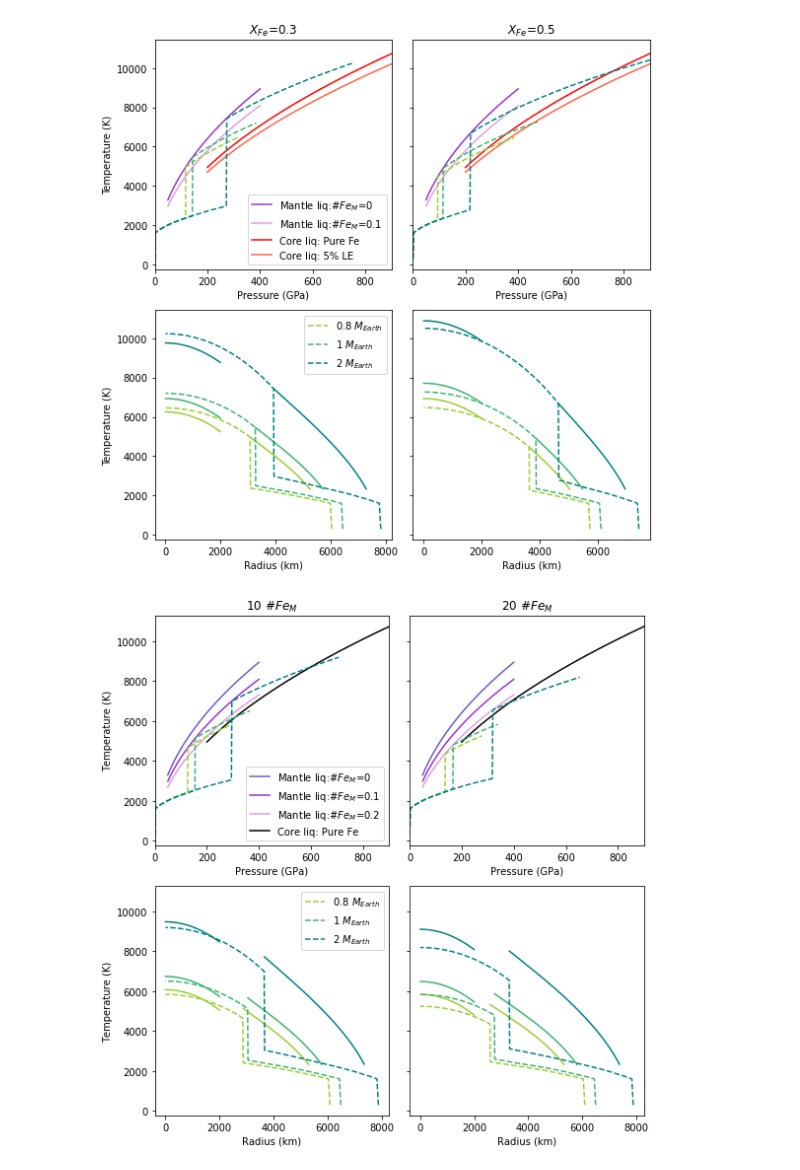
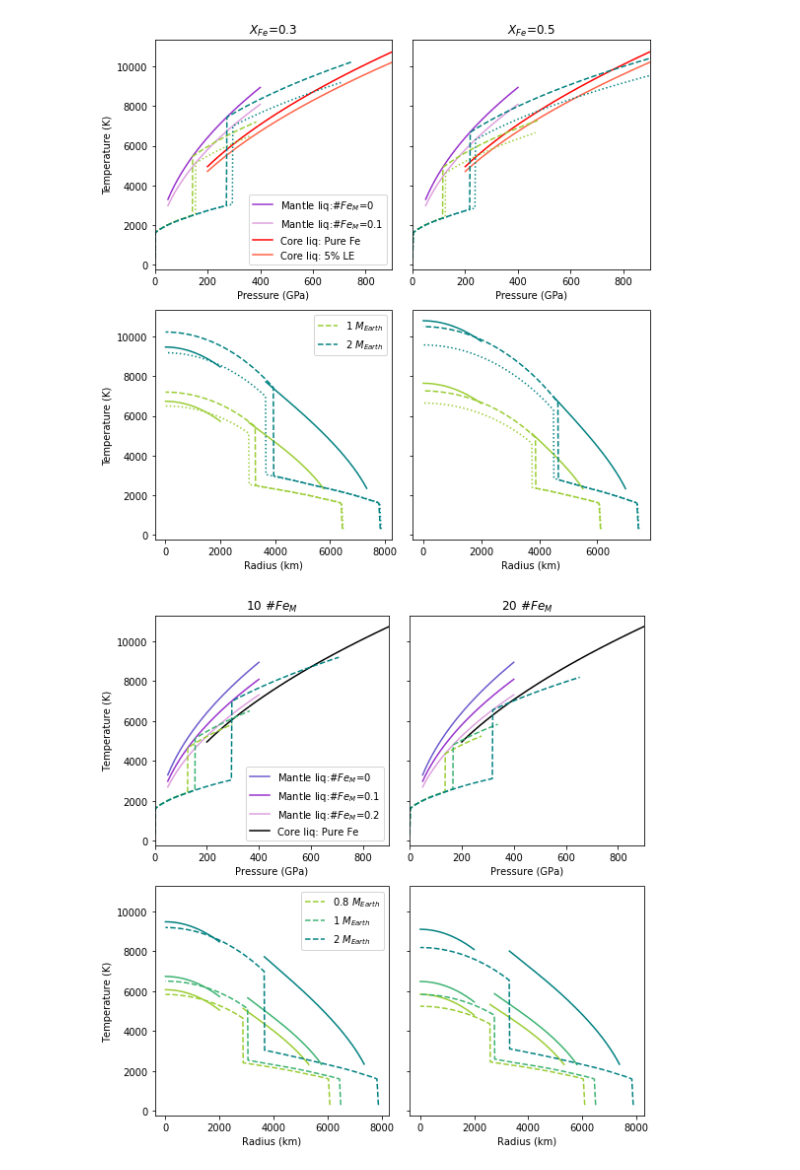
Before and after one commit to irenebonati/exo-cores, a Jupyter notebook: Plots_paper.ipynb, the cells around one changed output. Cells and saved outputs as stored; diff of their text form; code cells hidden in the pictures.

```diff
--- a/Plots_paper.ipynb
+++ b/Plots_paper.ipynb
@@ -244,6 +251,7 @@ for i, mass in enumerate(Masses):
     for j, iron in enumerate(Fe):
         filename = file(mass, iron, 10)
         data = pd.read_csv(filename, skipinitialspace=True, sep=" ", names=names, index_col=False)
+        index, r_CMB[j, i], P_CMB[j, i], T_CMB[j, i] = find_CMB(data)
         rIC_10[j, i] = find_rIC(data, S=0)
         Rp[j,i] = data["r(m)"].iloc[0]
 
@@ -252,6 +260,7 @@ for i, mass in enumerate(Masses):
     for j, iron in enumerate(Fe):
         filename = file(mass, iron, 20)
         data = pd.read_csv(filename, skipinitialspace=True, sep=" ", names=names, index_col=False)
+        index, r_CMB[j, i], P_CMB[j, i], T_CMB[j, i] = find_CMB(data)
         rIC_20[j, i] = find_rIC(data, S=0)
         Rp[j,i] = data["r(m)"].iloc[0]
 
@@ -260,7 +269,7 @@ levels_rIC = np.linspace(0, 0.8, 20)
 levels_Tl = np.linspace(-1600, 2800, 45)
 plt.subplots_adjust(wspace = 0.1)
 
-sc = ax[0].contourf(M, F, (rIC_10/1e3)/(Rp/1e3), levels_rIC, cmap = lajolla_r)
+sc = ax[0].contourf(M, F, (rIC_10/1e3)/(r_CMB/1e3), levels_rICf, cmap = lajolla_r)
 ax[0].set_ylabel("Fe content (wt.%)")
 ax[0].set_xlabel("Planetary mass ($M_{p}/M_{Earth}$)")
 divider = make_axes_locatable(ax[0])
@@ -269,9 +278,9 @@ cax.axis('off')
 ax[0].set_title("$Fe_{\mathrm{M}}=0.1$")
 ax[0].yaxis.set_ticks_position('both')
 
-sc = ax[1].contourf(M, F, (rIC_20/1e3)/(Rp/1e3), levels_rIC, cmap = lajolla_r)
+sc = ax[1].contourf(M, F, (rIC_20/1e3)/(r_CMB/1e3), levels_rICf, cmap = lajolla_r)
 cb  = fig.colorbar(sc, ax=ax[1], ticks=np.linspace(0, 1, 5))
-cb.set_label("Inner core fraction ($R_{IC}/R_{p}$)")
+cb.set_label("Inner core fraction ($r_{IC_{0}}/r_{OC}$)")
 divider = make_axes_locatable(ax[1])
 ax[1].set_title("$Fe_{\mathrm{M}}=0.2$")
 ax[1].set_xlabel("Planetary mass ($M_{p}/M_{Earth}$)")
@@ -291,8 +300,8 @@ def file(M, Fe, FeM=0):
     return folder+"data_prof_M_ {:.1f}_Fe_{:.0f}.0000_FeM_{:2d}.0000.res".format(M, Fe, FeM)
 
 mark = ["--","--","--"]
-masses = np.array([0.8, 1.0, 2.0])
-cm = ["yellowgreen","mediumseagreen","teal"]
+masses = np.array([1.0, 2.0])
+cm = ["yellowgreen","teal"]
 
 P = np.linspace(50, 400, 30)
 ax[0,0].plot(P, T_liquidus_mantle(P,0), color="darkorchid", label="Mantle liq:#$Fe_{M}$=0")
@@ -306,7 +315,7 @@ ax[0,0].plot(P, T_liquidus_core(P, 0.05), "tomato", label="Core liq: 5% LE")
 ax[0,1].plot(P, T_liquidus_core(P), "r")
 ax[0,1].plot(P, T_liquidus_core(P, 0.05),"tomato")
 
-label = ["0.8 $M_{Earth}$","1 $M_{Earth}$","2 $M_{Earth}$"]
+label = ["1 $M_{Earth}$","2 $M_{Earth}$"]
 for i, mass in enumerate(masses):
     data = pd.read_csv(file(mass, 30, 0), skipinitialspace=True, sep=" ", names=names, index_col=False)
     if i==0:
@@ -314,39 +323,56 @@ for i, mass in enumerate(masses):
     else:
         ax[0,0].plot(data["p(GPa)"], data["T(K)"], mark[i], color=cm[i], label= "")
     ax[1,0].plot(data["r(m)"]/1e3, data["T(K)"], mark[i], color=cm[i],label=label[i])
+
+    data = pd.read_csv(file(mass, 30, 10), skipinitialspace=True, sep=" ", names=names, index_col=False)
+    if i==0:
+        ax[0,0].plot(data["p(GPa)"], data["T(K)"], ':', color=cm[i])
+    else:
+        ax[0,0].plot(data["p(GPa)"], data["T(K)"], ':', color=cm[i], label= "")
+    ax[1,0].plot(data["r(m)"]/1e3, data["T(K)"], ':', color=cm[i])
+
+
     deep_mantle = data[(data["Material-Parameter"] == 7.) | (data["Material-Parameter"] == 6.)]
     core = data[(data["r(m)"] <2e6)]
     ax[1,0].plot(deep_mantle["r(m)"]/1e3, T_liquidus_mantle(deep_mantle["p(GPa)"]), color=cm[i], label="")
     ax[1,0].plot(core["r(m)"]/1e3, T_liquidus_core(core["p(GPa)"]), color=cm[i], label= "")
 
 for i, mass in enumerate(masses):
     data = pd.read_csv(file(mass, 50, 0), skipinitialspace=True, sep=" ", names=names, index_col=False)
     if i==0:
         ax[0,1].plot(data["p(GPa)"], data["T(K)"], mark[i], color=cm[i])
     else:
         ax[0,1].plot(data["p(GPa)"], data["T(K)"], mark[i], color=cm[i], label= "")
     ax[1,1].plot(data["r(m)"]/1e3, data["T(K)"], mark[i], color=cm[i],label=label[i])
+
+    data = pd.read_csv(file(mass, 50, 10), skipinitialspace=True, sep=" ", names=names, index_col=False)
+    if i==0:
+        ax[0,1].plot(data["p(GPa)"], data["T(K)"], ':', color=cm[i])
+    else:
+        ax[0,1].plot(data["p(GPa)"], data["T(K)"], ':', color=cm[i], label= "")
+    ax[1,1].plot(data["r(m)"]/1e3, data["T(K)"], ':', color=cm[i])
+
     deep_mantle = data[(data["Material-Parameter"] == 7.) | (data["Material-Parameter"] == 6.)]
     core = data[(data["r(m)"] <2e6)]
     ax[1,1].plot(deep_mantle["r(m)"]/1e3, T_liquidus_mantle(deep_mantle["p(GPa)"]), color=cm[i], label="")
     ax[1,1].plot(core["r(m)"]/1e3, T_liquidus_core(core["p(GPa)"]), color=cm[i], label= "")
 
 ax[0,0].set_xlabel("Pressure (GPa)")
 ax[0,1].set_xlabel("Pressure (GPa)")
 ax[1,0].set_xlabel("Radius (km)")
 ax[1,1].set_xlabel("Radius (km)")
 ax[0,0].set_ylabel("Temperature (K)")
 ax[1,0].set_ylabel("Temperature (K)")
 ax[0,0].set_xlim([0, 900])
 ax[0,1].set_xlim([0, 900])
 ax[0,0].legend()
 ax[0,0].set_title('$X_{Fe}$=0.3')
 ax[0,1].set_title('$X_{Fe}$=0.5')
 ax[1,0].legend()
 plt.tight_layout()
 plt.savefig("Figures/Temperature_profiles_Fex.pdf")
 # %% [output]
-[figure, old version]
+[figure, new version]
 # %%
 names = ["g(m/s^2)", "p(GPa)", "rho(kg/m^3)","r(m)", "T(K)", "oups", "Cp(J/kgK)", "alpha(10^-5 1/s)", "Gruneisen(1)", \
         "KT(GPa)", "KS(GPa)", "G(GPa)", "ElCond (Siemens)", "Material-Parameter" ]
```
Also changed, not shown: parts of 3 cells of this notebook, 4 other files.
